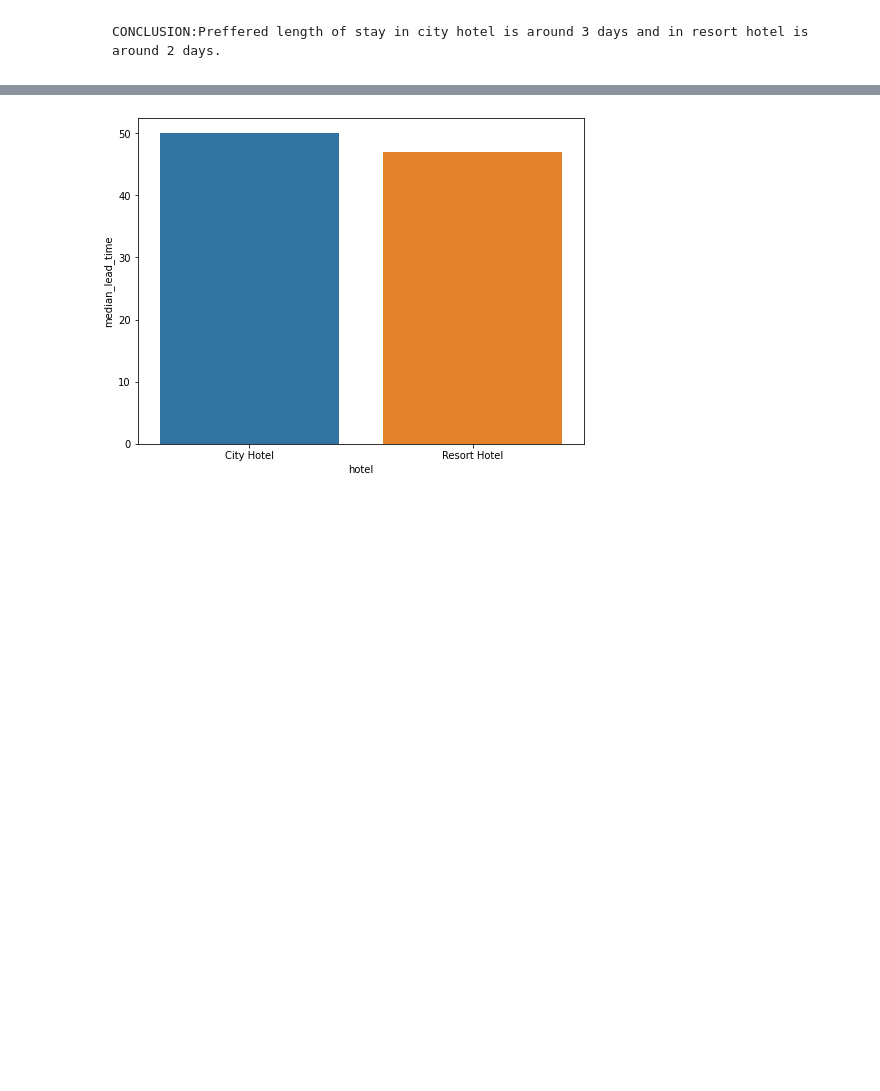
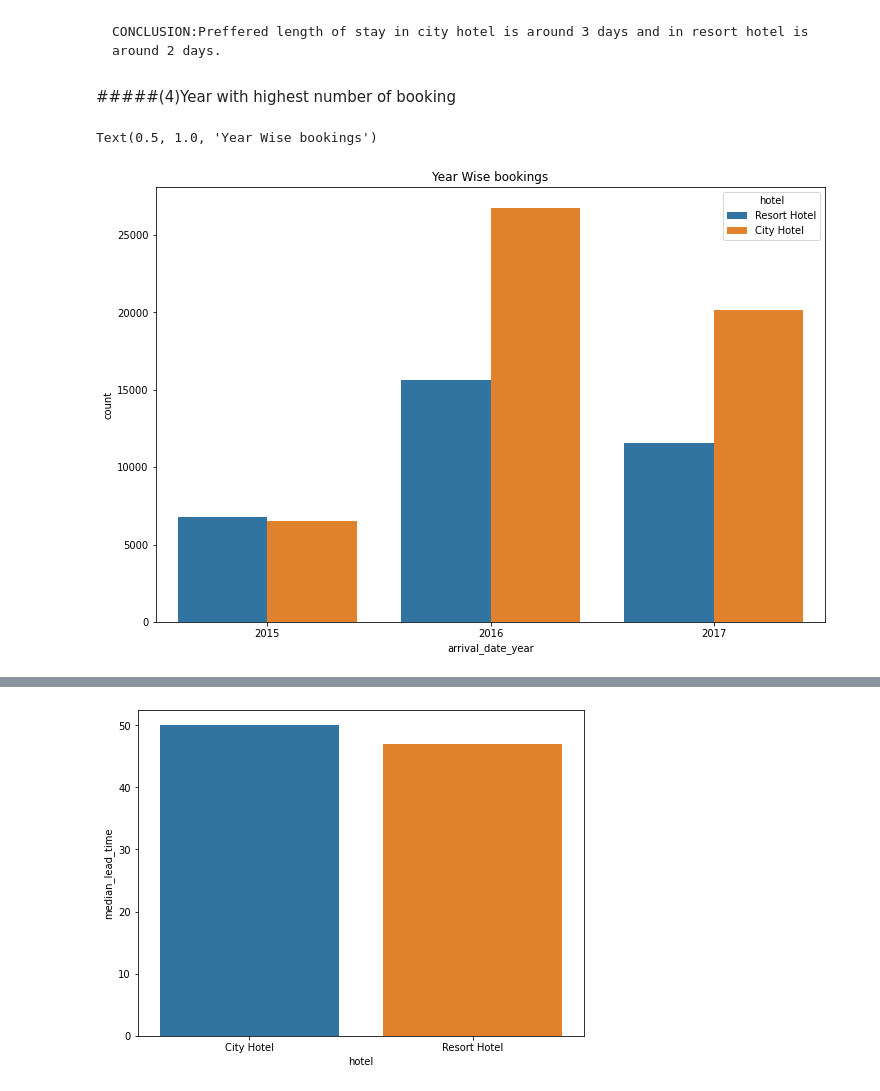
Before and after one commit to Adeve903/Ambuj-EDA-Hotel-booking, a Jupyter notebook: Hotel_Booking_Analysis_Capstone_Project.ipynb, the cells around one changed output, grey strips where cells are left out. Drawn from its saved outputs; the diff is of its cells as text; code cells hidden in the pictures; blank space fills up the shorter version.

```diff
--- a/Hotel_Booking_Analysis_Capstone_Project.ipynb
+++ b/Hotel_Booking_Analysis_Capstone_Project.ipynb
@@ -283,0 +278,2 @@ plt.show()
+# %%
+hotel_df.drop(hotel_df[hotel_df['adr'] > 5000].index, inplace = True)
@@ -318,3 +323,14 @@ plt.show()
 [figure]
 # %% [markdown]
     CONCLUSION:Preffered length of stay in city hotel is around 3 days and in resort hotel is around 2 days.
+# %% [markdown]
+#####(4)Year with highest number of booking
+# %%
+#Setting plot size
+plt.figure(figsize=(12,8))
+
+sbn.countplot(x = hotel_df['arrival_date_year'] , hue=hotel_df['hotel'])
+plt.title("Year Wise bookings")
+# %% [output]
+Text(0.5, 1.0, 'Year Wise bookings')
+[figure, added]
```
Also changed, not shown: parts of 33 cells of this notebook.
